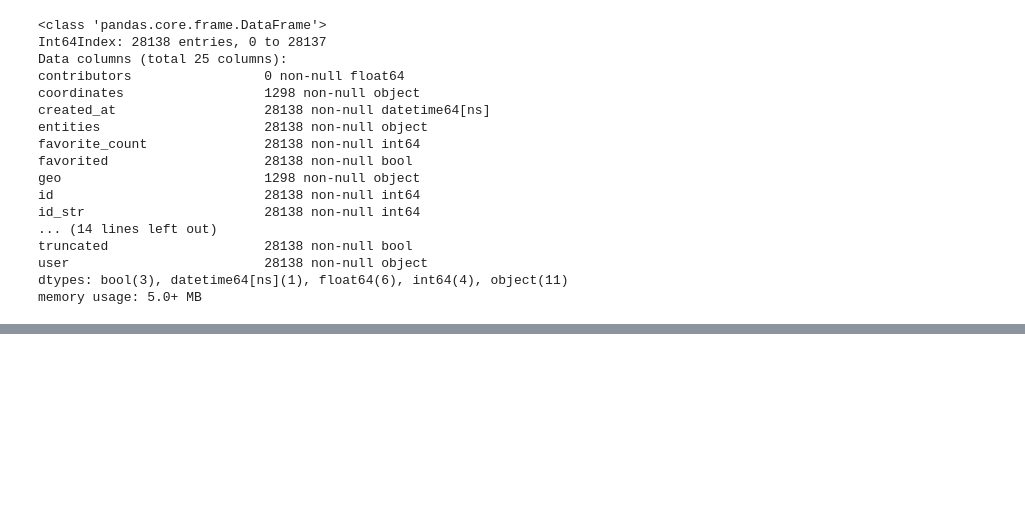
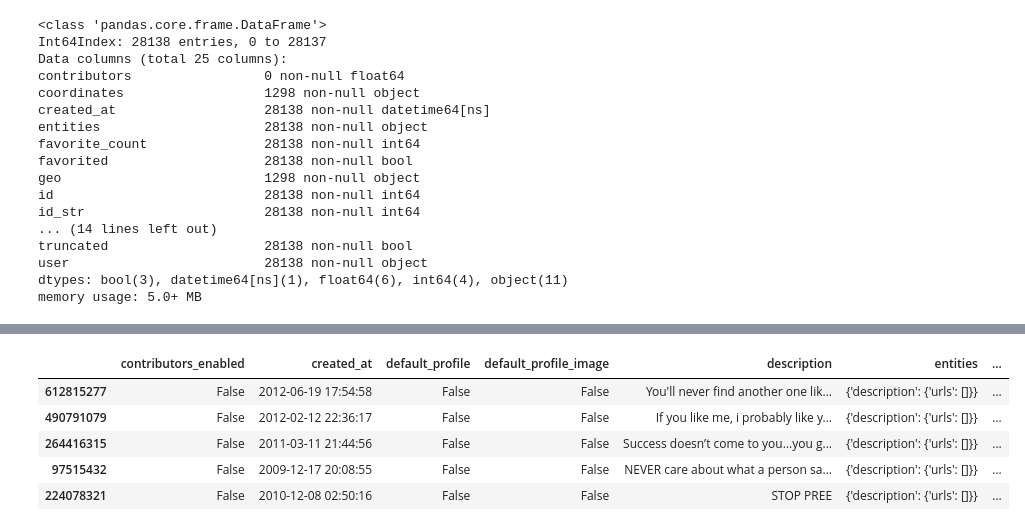
Before and after one commit to kellypeng/predict_twitter_user_age, a Jupyter notebook: Prediction_betterup.ipynb, the cells around one changed output, grey strips where cells are left out. Saved outputs shown, nothing was run; the diff lists cells and outputs as text; code cells hidden in the pictures; blank space fills up the shorter version.

Commit message:
start modeling

```diff
--- a/Prediction_betterup.ipynb
+++ b/Prediction_betterup.ipynb
@@ -146,0 +151,17 @@ at.head()
+# %%
+def extract_emojis(s):
+    return ''.join(c for c in str(s) if c in emoji.UNICODE_EMOJI)
+
+def age_profiles_prep(age_profiles, ages_train):
+    '''Process age_profiles for modeling'''
+    ap_new = pd.concat([age_profiles,
+                        pd.DataFrame(age_profiles['status'].apply(pd.Series) \
+                        .rename(columns = lambda x: 'status_' + str(x)))], axis=1)
+    ap_new['status_emoji'] = ap_new['status_text'].map(lambda x: extract_emojis(x))
+    ap_new['emoji_cnt'] = ap_new['status_emoji'].map(lambda x: len(x))
+    ap_new = ap_new.set_index('id')
+    ages_train = ages_train.set_index('ID')
+    age_joined = ap_new.join(ages_train, how='inner')
+    return age_joined
+# %%
+age_joined = age_profiles_prep(ap, ages_train)
@@ -146,0 +190,9 @@ at.head()
+# %%
+age_joined.head()
+# %% [output]
+|  | contributors_enabled | created_at | default_profile | default_profile_image | description | entities | ... |
+| 612815277 | False | 2012-06-19 17:54:58 | False | False | You'll never find another one lik... | {'description': {'urls': []}} | ... |
+| 490791079 | False | 2012-02-12 22:36:17 | False | False | If you like me, i probably like y... | {'description': {'urls': []}} | ... |
+| 264416315 | False | 2011-03-11 21:44:56 | False | False | Success doesn’t come to you…you g... | {'description': {'urls': []}} | ... |
+| 97515432 | False | 2009-12-17 20:08:55 | False | False | NEVER care about what a person sa... | {'description': {'urls': []}} | ... |
+| 224078321 | False | 2010-12-08 02:50:16 | False | False | STOP PREE | {'description': {'urls': []}} | ... |
```
Also changed, not shown: parts of 4 cells of this notebook, 3 other files.
